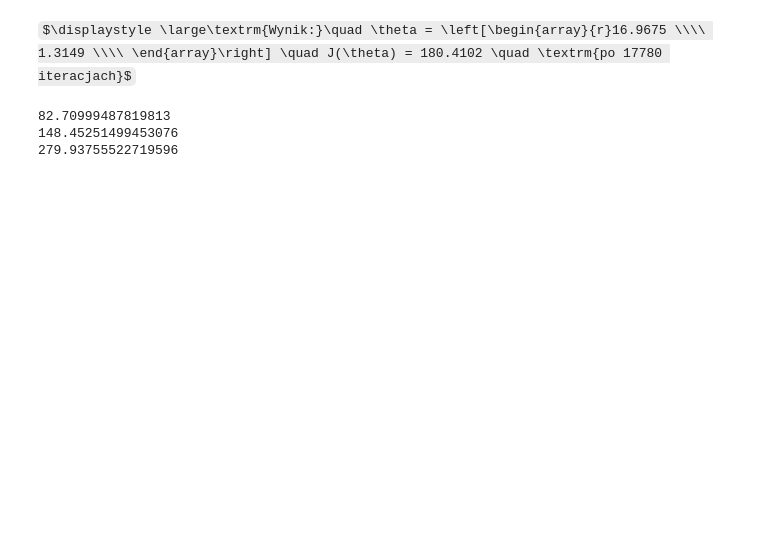
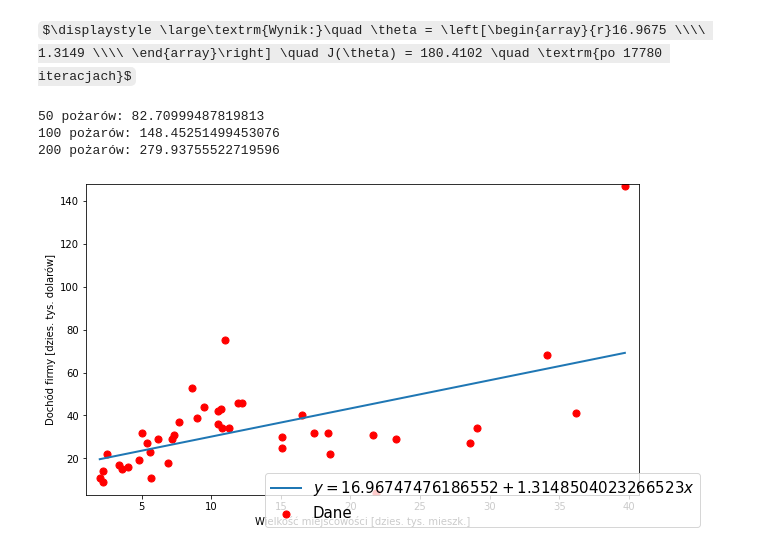
Before and after one commit to AniaSniadek/-Machine-learning, a Jupyter notebook: lab2/lab2.1.ipynb, the cells around one changed output. Cells and saved outputs as stored; diff of their text form; code cells hidden in the pictures; some formulas as TeX source; blank space fills up the shorter version.

Commit message:
add chart to 2.1

```diff
--- a/lab2/lab2.1.ipynb
+++ b/lab2/lab2.1.ipynb
@@ -1,6 +1,7 @@
 # %%
 import numpy as np
 import csv
+import matplotlib.pyplot as pl
 
 from IPython.display import display, Math, Latex
 
@@ -16,10 +17,12 @@ for xi, yi in reader:
 def h(theta, x):
     return theta[0] + theta[1] * x
 
+# Funckja kosztu
 def funkcja_kosztu(h, theta, x, y):
     m = len(y)
     return 1.0 / (2 * m) * sum((h(theta, x[i]) - y[i])**2 for i in range(m))
 
+# Funkcja gradientu prostego
 def gradient_descent(h, cost_fun, theta, x, y, alpha, eps):
     current_cost = cost_fun(h, theta, x, y)
     log = [[current_cost, theta]]  # log przechowuje wartości kosztu i parametrów
@@ -39,37 +42,77 @@ def gradient_descent(h, cost_fun, theta, x, y, alpha, eps):
             break
         log.append([current_cost, theta])
     return theta, log
 
 # Wyświetlanie macierzy w LaTeX-u:
 def LatexMatrix(matrix):
     ltx = r'\left[\begin{array}'
     m, n = matrix.shape
     ltx += '{' + ("r" * n) + '}'
     for i in range(m):
         ltx += r" & ".join([('%.4f' % j.item()) for j in matrix[i]]) + r" \\\\ "
     ltx += r'\end{array}\right]'
     return ltx
 
 # Obliczanie parametrów θ krzywej regresyjnej dla alpha 0.001, 0.01 i 0.1
 best_theta_001, log_001 = gradient_descent(h, funkcja_kosztu, [0.0, 0.0], x, y, alpha=0.001, eps=0.0000001)
 best_theta_01, log_01 = gradient_descent(h, funkcja_kosztu, [0.0, 0.0], x, y, alpha=0.01, eps=0.0000001)
 best_theta_1, log_1 = gradient_descent(h, funkcja_kosztu, [0.0, 0.0], x, y, alpha=0.1, eps=0.0000001)
 
 # Wyświetlanie wyniku
 display(Math(r'\large\textrm{Wynik:}\quad \theta = ' +
              LatexMatrix(np.matrix(best_theta_001).reshape(2,1)) +
             (r' \quad J(\theta) = %.4f' % log_001[-1][0])
             + r' \quad \textrm{po %d iteracjach}' % len(log_001)))
 
-# Predykcja
+# Funckje do wyświetlania wykresu
+def regdots(x, y):
+    fig = pl.figure(figsize=(16*.6, 9*.6))
+    ax = fig.add_subplot(111)
+    fig.subplots_adjust(left=0.1, right=0.9, bottom=0.1, top=0.9)
+    ax.scatter(x, y, c='r', s=50, label='Dane')
+
+    ax.set_xlabel(u'Wielkość miejscowości [dzies. tys. mieszk.]')
+    ax.set_ylabel(u'Dochód firmy [dzies. tys. dolarów]')
+    ax.margins(.05, .05)
+    pl.ylim(min(y) - 1, max(y) + 1)
+    pl.xlim(min(x) - 1, max(x) + 1)
+    return fig
+
+def regline(fig, fun, theta, x):
+    ax = fig.axes[0]
+    x0, x1 = min(x), max(x)
+    X = [x0, x1]
+    Y = [fun(theta, x) for x in X]
+    ax.plot(X, Y, linewidth='2',
+            label=(r'$y={theta0}{op}{theta1}x$'.format(
+                theta0=theta[0],
+                theta1=(theta[1] if theta[1] >= 0 else -theta[1]),
+                op='+' if theta[1] >= 0 else '-')))
+
+def legend(fig):
+    ax = fig.axes[0]
+    handles, labels = ax.get_legend_handles_labels()
+    # try-except block is a fix for a bug in Poly3DCollection
+    try:
+        fig.legend(handles, labels, fontsize='15', loc='lower right')
+    except AttributeError:
+        pass
+
+# Wykres
+fig = regdots(x, y)
+regline(fig, h, best_theta_001, x)
+legend(fig)
+
+# Przedidywana liczba włamań dla 50, 100, 200 pożarów
 predicted_y = h(best_theta_001, 50)
-print(predicted_y)
+print('50 pożarów: ' + str(predicted_y))
 predicted_y = h(best_theta_001, 100)
-print(predicted_y)
+print('100 pożarów: ' + str(predicted_y))
 predicted_y = h(best_theta_001, 200)
-print(predicted_y)
+print('200 pożarów: ' + str(predicted_y))
 # %% [output]
 $\displaystyle \large\textrm{Wynik:}\quad \theta = \left[\begin{array}{r}16.9675 \\\\ 1.3149 \\\\ \end{array}\right] \quad J(\theta) = 180.4102 \quad \textrm{po 17780 iteracjach}$
-82.70999487819813
-148.45251499453076
-279.93755522719596
+50 pożarów: 82.70999487819813
+100 pożarów: 148.45251499453076
+200 pożarów: 279.93755522719596
+[figure, added]
```
Also changed, not shown: 1 other file.
